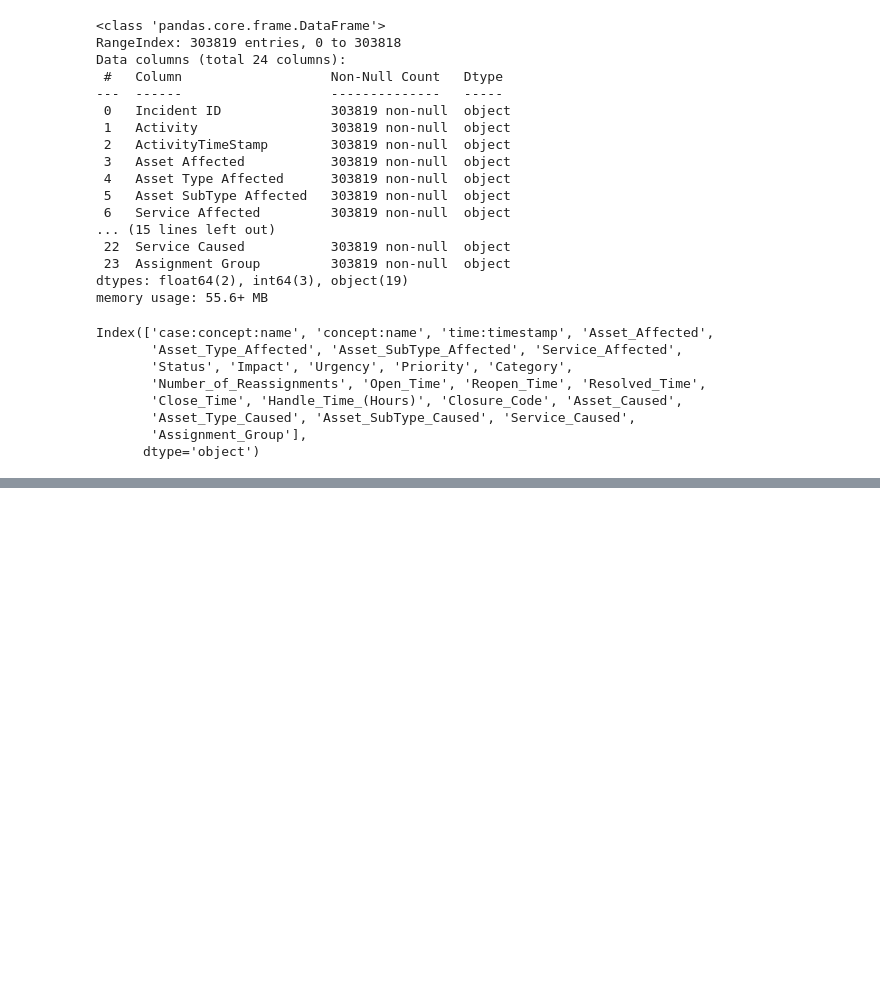
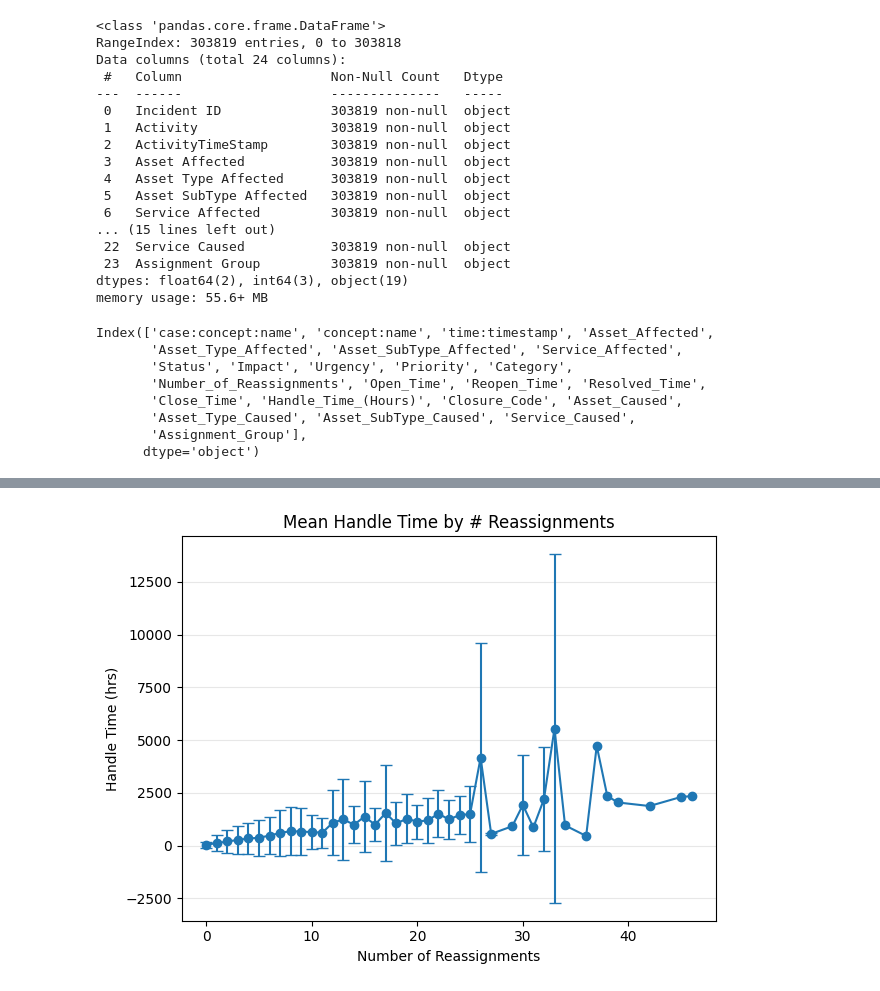
Before and after one commit to sof1a03/Process-Mining, a Jupyter notebook: assigment_stats.ipynb, the cells around one changed output, grey strips where cells are left out. Saved outputs shown, nothing was run; the diff lists cells and outputs as text; code cells hidden in the pictures; blank space fills up the shorter version.

```diff
--- a/assigment_stats.ipynb
+++ b/assigment_stats.ipynb
@@ -48,4 +52,11 @@ Index(['case:concept:name', 'concept:name', 'time:timestamp', 'Asset_Affected',
 assert {"case:concept:name","concept:name","time:timestamp"}.issubset(data.columns), \
     "Missing one of the mandatory columns after rename!"
 # %%
-data["time:timestamp"] = pd.to_datetime(data["time:timestamp"], dayfirst=True)
+# 3) Parse timestamps once for everything
+data["time:timestamp"] = pd.to_datetime(
+    data["time:timestamp"],
+    infer_datetime_format=True,
+    utc=True
+)
+data["Open_Time"]  = pd.to_datetime(data["Open_Time"],  dayfirst=True)
+data["Close_Time"] = pd.to_datetime(data["Close_Time"], dayfirst=True)
@@ -76,0 +472,25 @@ Number of columns:         24
+# %%
+
+agg_all = (
+    case_df
+    .groupby('num_reassignments')['handle_time']
+    .agg(['mean','std','count'])
+    .sort_index()
+)
+
+plt.figure()
+plt.errorbar(
+    agg_all.index,
+    agg_all['mean'],
+    yerr=agg_all['std'],
+    fmt='o-',
+    capsize=4
+)
+plt.title('Mean Handle Time by # Reassignments')
+plt.xlabel('Number of Reassignments')
+plt.ylabel('Handle Time (hrs)')
+plt.grid(axis='y', alpha=0.3)
+plt.tight_layout()
+plt.show()
+# %% [output]
+[figure, added]
```
Also changed, not shown: parts of 25 cells of this notebook.
